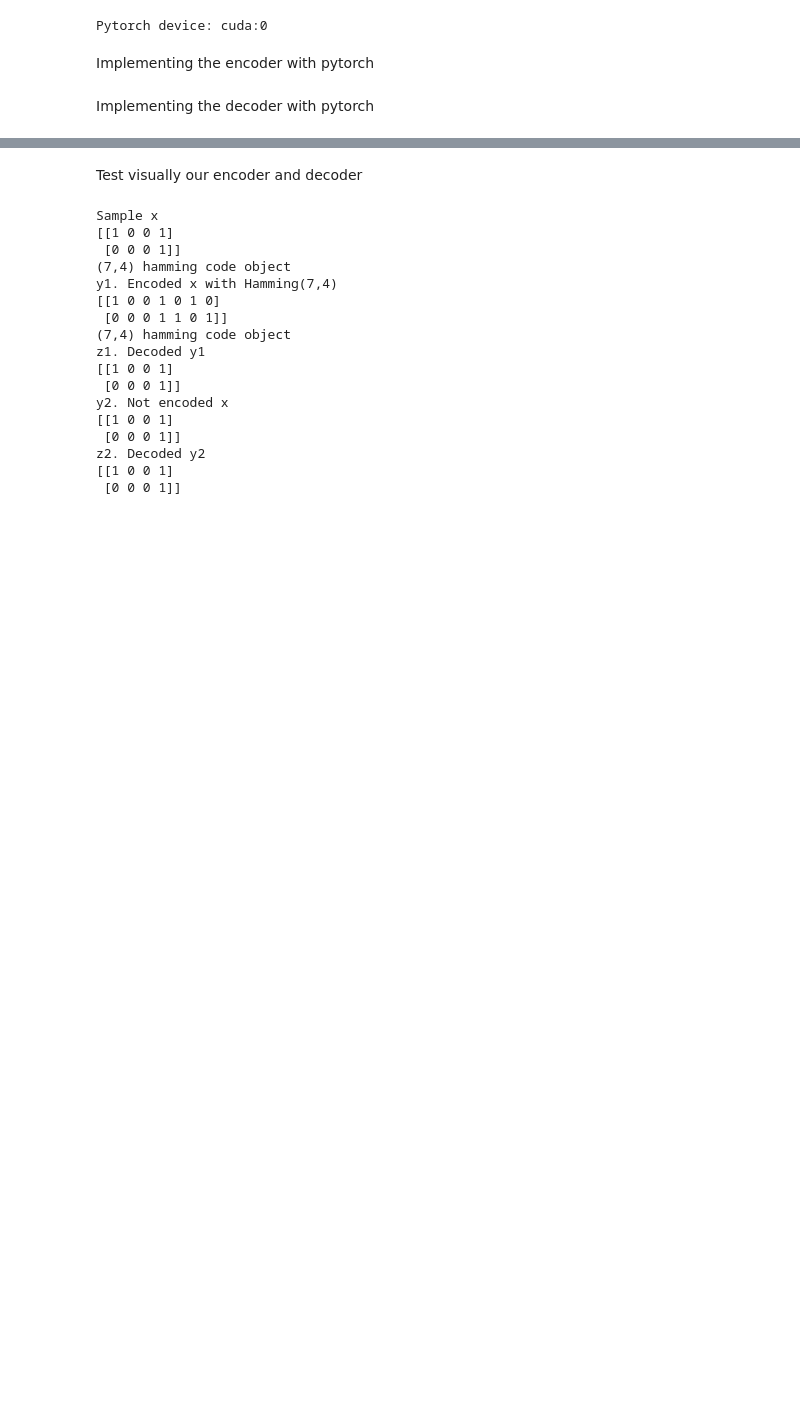
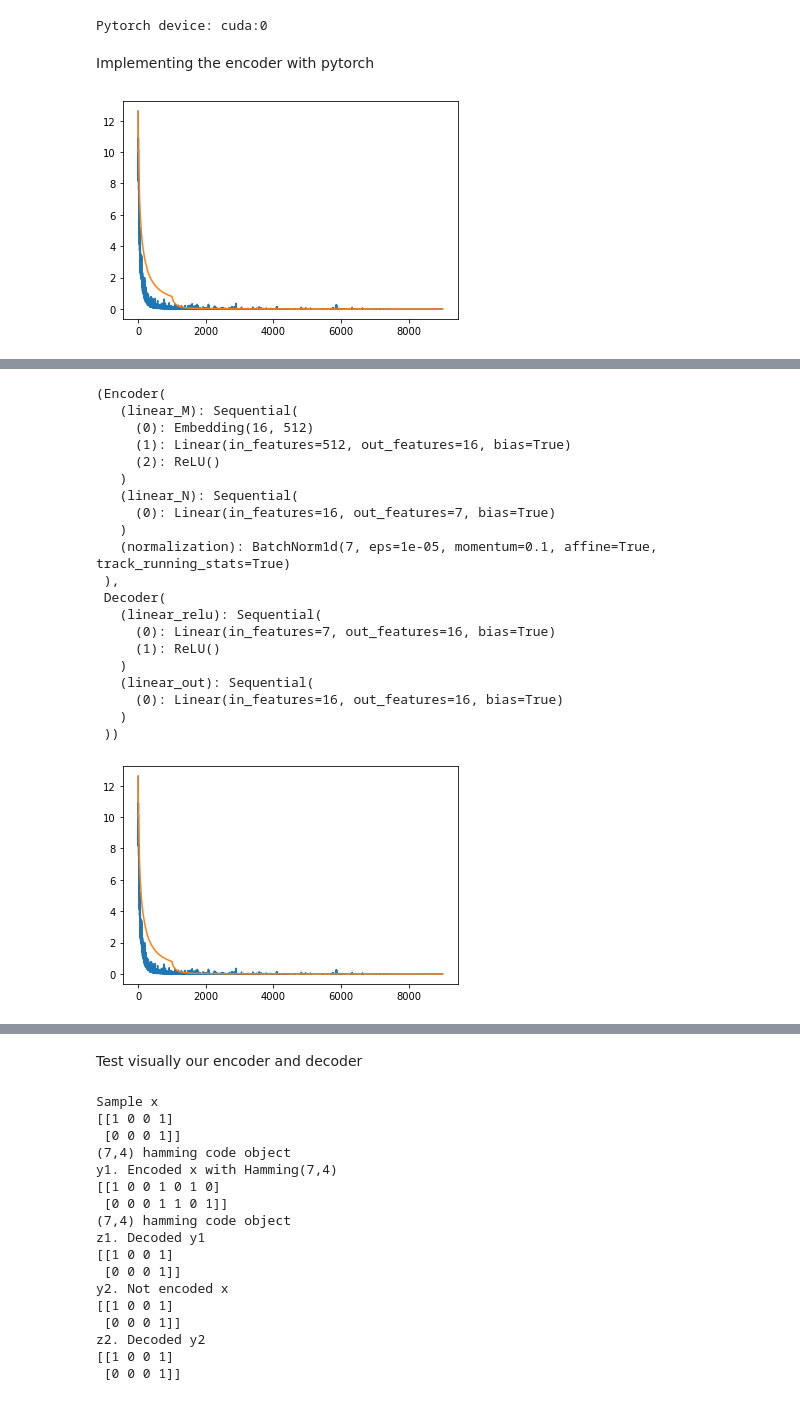
Before and after one commit to aponcedeleonch/Aalto-DL-for-Physical-Layer, a Jupyter notebook: project.ipynb, the cells around one changed output, grey strips where cells are left out. Saved outputs shown, nothing was run; the diff lists cells and outputs as text; code cells hidden in the pictures; blank space fills up the shorter version.

Commit message:
finished introduction autoencoders implementation

```diff
--- a/project.ipynb
+++ b/project.ipynb
@@ -26,5 +33,16 @@ device = torch.device('cuda:0' if torch.cuda.is_available() else 'cpu')
 print('Pytorch device: %s' % (device))
 # %% [output]
 Pytorch device: cuda:0
+# %%
+def paper_normalization(x, n):
+    """
+    The paper defines a specific normalization.
+    Implementing it here to be able to use it Encoder
+    """
+    # Doing the normalization to get the final result of the encoder
+    normalization_term = math.sqrt(n)/torch.sum(torch.sqrt(x**2), dim=1)
+    x = x*normalization_term.unsqueeze(1)
+
+    return x
 # %% [markdown]
 Implementing the encoder with pytorch
@@ -84,2 +48,0 @@ class Encoder(nn.Module):
-# %% [markdown]
-Implementing the decoder with pytorch
@@ -132,0 +303,5 @@ class Decoder(nn.Module):
+# %%
+# Sample on how training can be executed
+train_autoencoder(n=7, k=4, snr_db=7, n_epochs=10000, use_embedding=True, use_paper_norm=False)
+# %% [output]
+[figure, added]
@@ -132,0 +310,21 @@ class Decoder(nn.Module):
+(Encoder(
+   (linear_M): Sequential(
+     (0): Embedding(16, 512)
+     (1): Linear(in_features=512, out_features=16, bias=True)
+     (2): ReLU()
+   )
+   (linear_N): Sequential(
+     (0): Linear(in_features=16, out_features=7, bias=True)
+   )
+   (normalization): BatchNorm1d(7, eps=1e-05, momentum=0.1, affine=True, track_running_stats=True)
+ ),
+ Decoder(
+   (linear_relu): Sequential(
+     (0): Linear(in_features=7, out_features=16, bias=True)
+     (1): ReLU()
+   )
+   (linear_out): Sequential(
+     (0): Linear(in_features=16, out_features=16, bias=True)
+   )
+ ))
+[figure, added]
```
Also changed, not shown: parts of 29 cells of this notebook, 1 other file.
